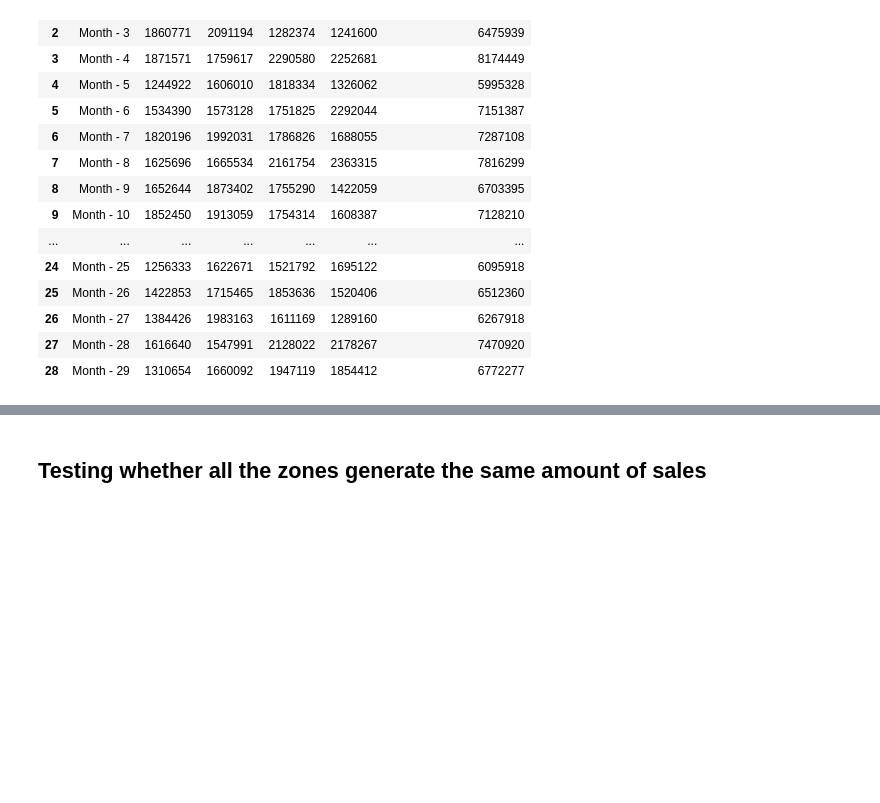
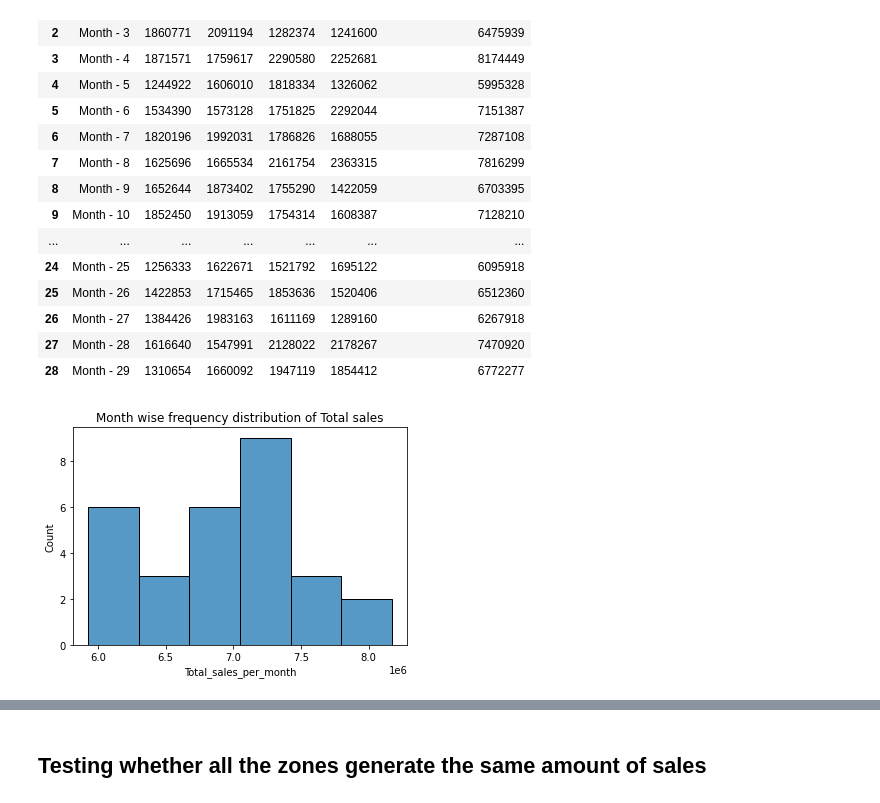
Before and after one commit to Nimisha-Anandan/DSA_Assignments, a Jupyter notebook: Sales_Data_Zone_wise_ANOVA.ipynb, the cells around one changed output, grey strips where cells are left out. Saved outputs shown, nothing was run; the diff lists cells and outputs as text; code cells hidden in the pictures; blank space fills up the shorter version.

```diff
--- a/Sales_Data_Zone_wise_ANOVA.ipynb
+++ b/Sales_Data_Zone_wise_ANOVA.ipynb
@@ -77,3 +77,9 @@ df
 | 26 | Month - 27 | 1384426 | 1983163 | 1611169 | 1289160 | 6267918 |
 | 27 | Month - 28 | 1616640 | 1547991 | 2128022 | 2178267 | 7470920 |
 | 28 | Month - 29 | 1310654 | 1660092 | 1947119 | 1854412 | 6772277 |
+# %%
+sns.histplot(x='Total_sales_per_month',data=df)
+plt.title('Month wise frequency distribution of Total sales')
+plt.show()
+# %% [output]
+[figure, added]
```
Also changed, not shown: parts of 6 cells of this notebook.
